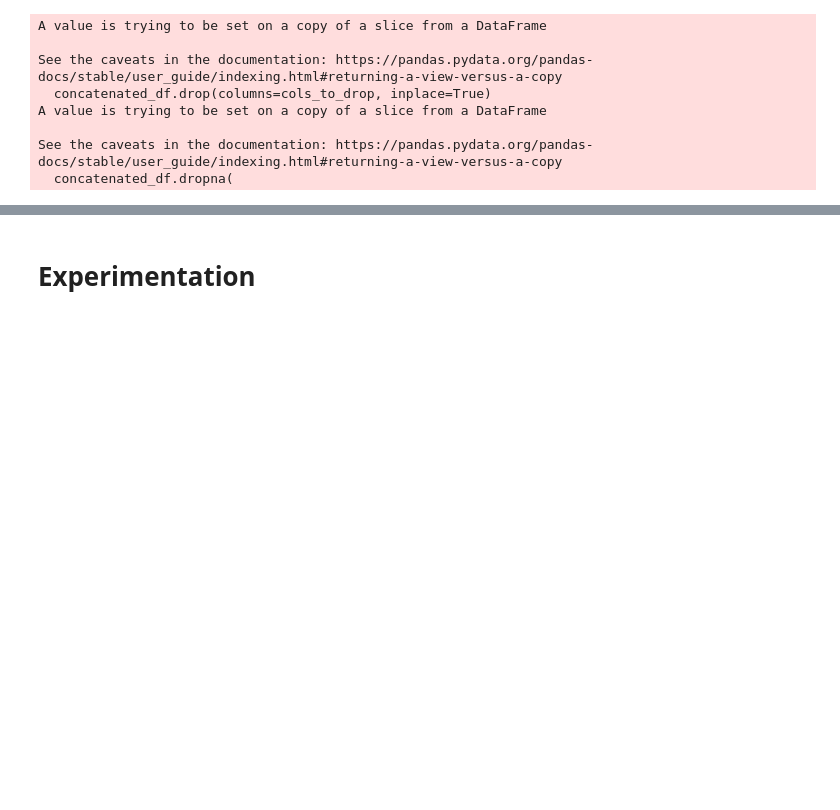
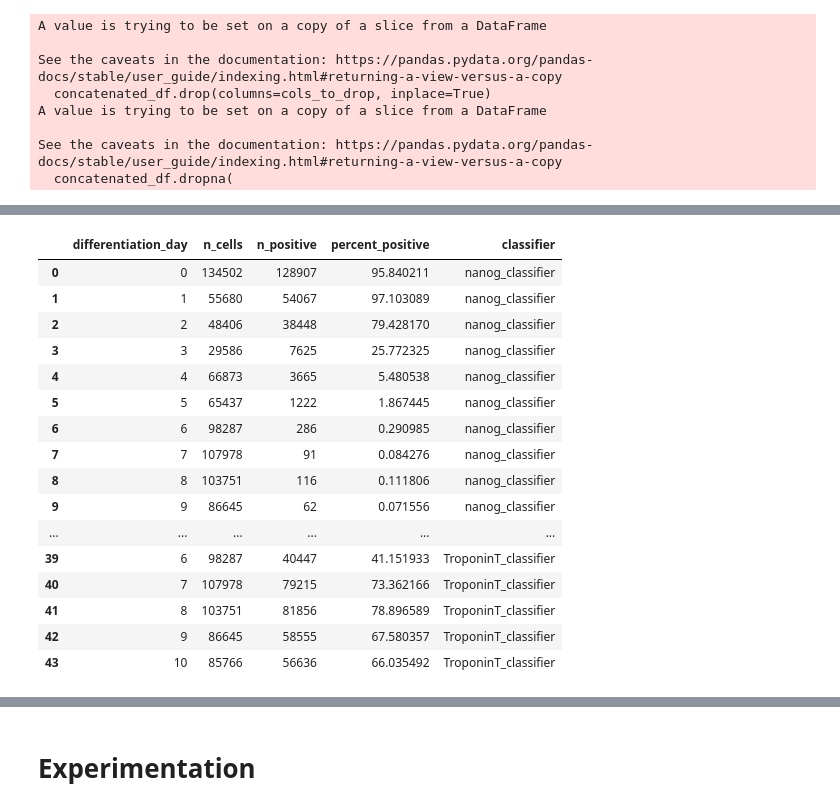
Before and after one commit to fractal-analytics-platform/fractal-paper-2026, a Jupyter notebook: fractal_paper_2026/plate_qc.ipynb, the cells around one changed output, grey strips where cells are left out. Cells and saved outputs as stored; diff of their text form; code cells hidden in the pictures; blank space fills up the shorter version.

```diff
--- a/fractal_paper_2026/plate_qc.ipynb
+++ b/fractal_paper_2026/plate_qc.ipynb
@@ -256,3 +251,50 @@ local_plate.add_table(
     backend="parquet",
     overwrite=True,
 )
+# %%
+CLASSIFIERS = {
+    "nanog_classifier": "nanog_positive",
+    "Sox17_classifier": "Sox17_positive",
+    "NKX25_classifier": "NKX25_positive",
+    "TroponinT_classifier": "TroponinT_positive",
+}
+
+rows = []
+
+for clf_col, pos_label in CLASSIFIERS.items():
+    tmp = (
+        concatenated_df
+        .assign(is_positive=lambda d: d[clf_col] == pos_label)
+        .groupby("differentiation_day")
+        .agg(
+            n_cells=("is_positive", "size"),
+            n_positive=("is_positive", "sum"),
+        )
+        .reset_index()
+    )
+
+    tmp["percent_positive"] = 100 * tmp["n_positive"] / tmp["n_cells"]
+    tmp["classifier"] = clf_col
+
+    rows.append(tmp)
+
+summary_df = pd.concat(rows, ignore_index=True)
+summary_df
+# %% [output]
+|  | differentiation_day | n_cells | n_positive | percent_positive | classifier |
+| 0 | 0 | 134502 | 128907 | 95.840211 | nanog_classifier |
+| 1 | 1 | 55680 | 54067 | 97.103089 | nanog_classifier |
+| 2 | 2 | 48406 | 38448 | 79.428170 | nanog_classifier |
+| 3 | 3 | 29586 | 7625 | 25.772325 | nanog_classifier |
+| 4 | 4 | 66873 | 3665 | 5.480538 | nanog_classifier |
+| 5 | 5 | 65437 | 1222 | 1.867445 | nanog_classifier |
+| 6 | 6 | 98287 | 286 | 0.290985 | nanog_classifier |
+| 7 | 7 | 107978 | 91 | 0.084276 | nanog_classifier |
+| 8 | 8 | 103751 | 116 | 0.111806 | nanog_classifier |
+| 9 | 9 | 86645 | 62 | 0.071556 | nanog_classifier |
+| ... | ... | ... | ... | ... | ... |
+| 39 | 6 | 98287 | 40447 | 41.151933 | TroponinT_classifier |
+| 40 | 7 | 107978 | 79215 | 73.362166 | TroponinT_classifier |
+| 41 | 8 | 103751 | 81856 | 78.896589 | TroponinT_classifier |
+| 42 | 9 | 86645 | 58555 | 67.580357 | TroponinT_classifier |
+| 43 | 10 | 85766 | 56636 | 66.035492 | TroponinT_classifier |
```
Also changed, not shown: parts of 3 cells of this notebook, 3 other files.
